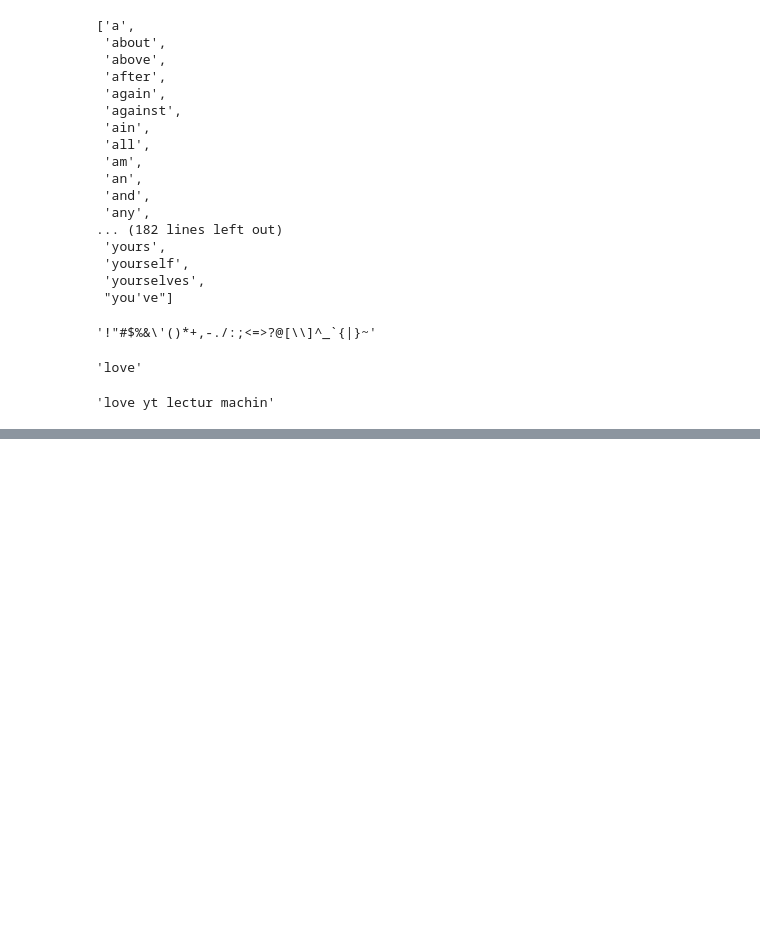
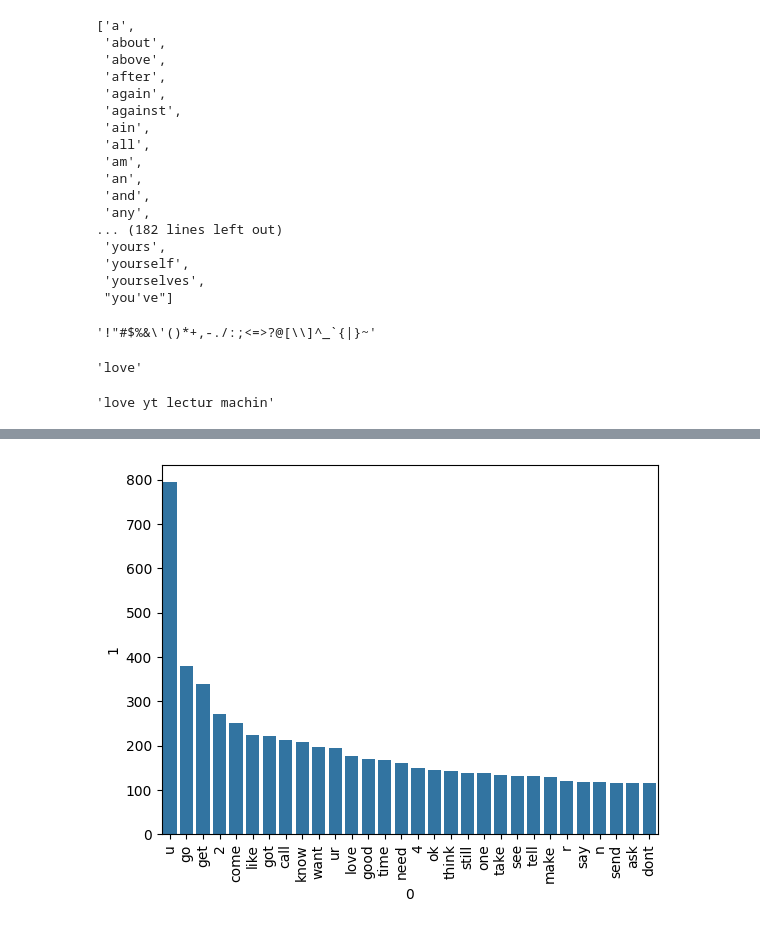
Before and after one commit to adityahacker-1/scam_msg_classifier_hackathon, a Jupyter notebook: ai/spam_email_detector.ipynb, the cells around one changed output, grey strips where cells are left out. Cells and saved outputs as stored; diff of their text form; code cells hidden in the pictures; blank space fills up the shorter version.

```diff
--- a/ai/spam_email_detector.ipynb
+++ b/ai/spam_email_detector.ipynb
@@ -212,0 +274,7 @@ transform_text("I loved the YT lectures on Machine Learning. How about you?")
+# %%
+from collections import Counter
+sns.barplot(x=pd.DataFrame(Counter(ham_corpus).most_common(30))[0], y=pd.DataFrame(Counter(ham_corpus).most_common(30))[1])
+plt.xticks(rotation="vertical")
+plt.show()
+# %% [output]
+[figure, added]
```
Also changed, not shown: parts of 28 cells of this notebook.
